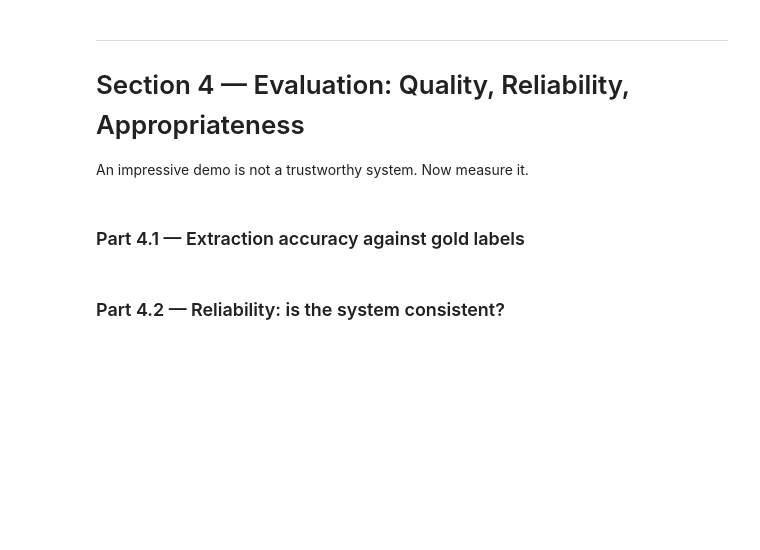
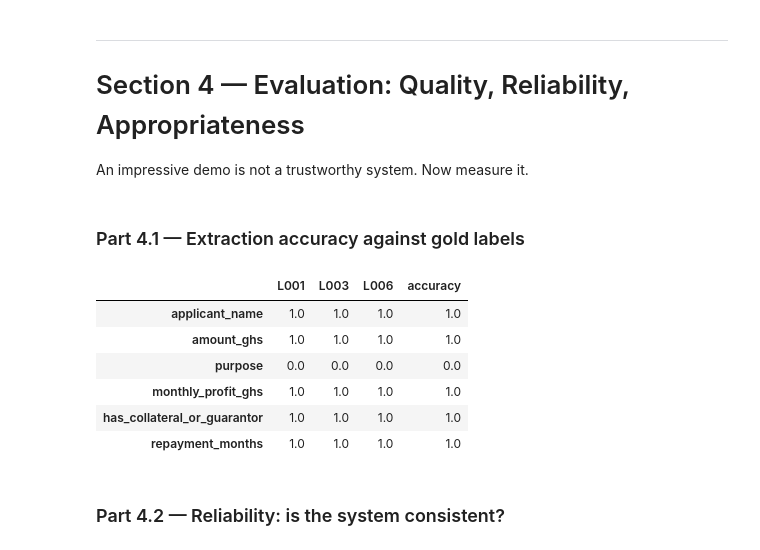
Before and after one commit to a-mensah26/lab-4-llm-decision-support, a Jupyter notebook: lab_4.ipynb, the cells around one changed output. Saved outputs shown, nothing was run; the diff lists cells and outputs as text; code cells hidden in the pictures; blank space fills up the shorter version.

```diff
--- a/lab_4.ipynb
+++ b/lab_4.ipynb
@@ -532,3 +521,45 @@ An impressive demo is not a trustworthy system. Now measure it.
+# %%
+# TODO: For the three letters in GOLD, compare your extracted DataFrame to the gold values
+#   field by field. Compute per-field accuracy across the three letters
+#   (name matching can be case-insensitive; numbers must match exactly).
+FIELDS = ["applicant_name", "amount_ghs", "purpose", "monthly_profit_ghs", "has_collateral_or_guarantor", "repayment_months"]
+def fields_match(field, extracted, gold):
+    if extracted is None and gold is None:
+        return True
+    if extracted is None or gold is None:
+        return False
+    if field in ("applicant_name", "purpose"):
+        return str(extracted).strip().lower() == str(gold).strip().lower()
+    if field == "has_collateral_or_guarantor":
+        return bool(extracted) == bool(gold)
+    # numeric fields — exact match
+    return float(extracted) == float(gold)
+
+results = {field: {} for field in FIELDS}
+
+for letter_id, gold_fields in GOLD.items():
+    extracted_fields = extract_fields(LETTERS[letter_id])
+    if extracted_fields is None:
+        continue
+    for field in FIELDS:
+        results[field][letter_id] = fields_match(field, extracted_fields.get(field), gold_fields.get(field))
+
+df_results = pd.DataFrame(results)
+df_results = df_results.reindex(FIELDS, axis=1)
+df_results.loc["average"] = df_results.mean()
+
+
+df_results = df_results.T
+df_results = df_results.rename(columns={"average": "accuracy"})
+display(df_results)
+# %% [output]
+|  | L001 | L003 | L006 | accuracy |
+| applicant_name | 1.0 | 1.0 | 1.0 | 1.0 |
+| amount_ghs | 1.0 | 1.0 | 1.0 | 1.0 |
+| purpose | 0.0 | 0.0 | 0.0 | 0.0 |
+| monthly_profit_ghs | 1.0 | 1.0 | 1.0 | 1.0 |
+| has_collateral_or_guarantor | 1.0 | 1.0 | 1.0 | 1.0 |
+| repayment_months | 1.0 | 1.0 | 1.0 | 1.0 |
 # %% [markdown]
 ### Part 4.2 — Reliability: is the system consistent?
 # %%
```
Also changed, not shown: parts of 7 cells of this notebook.
